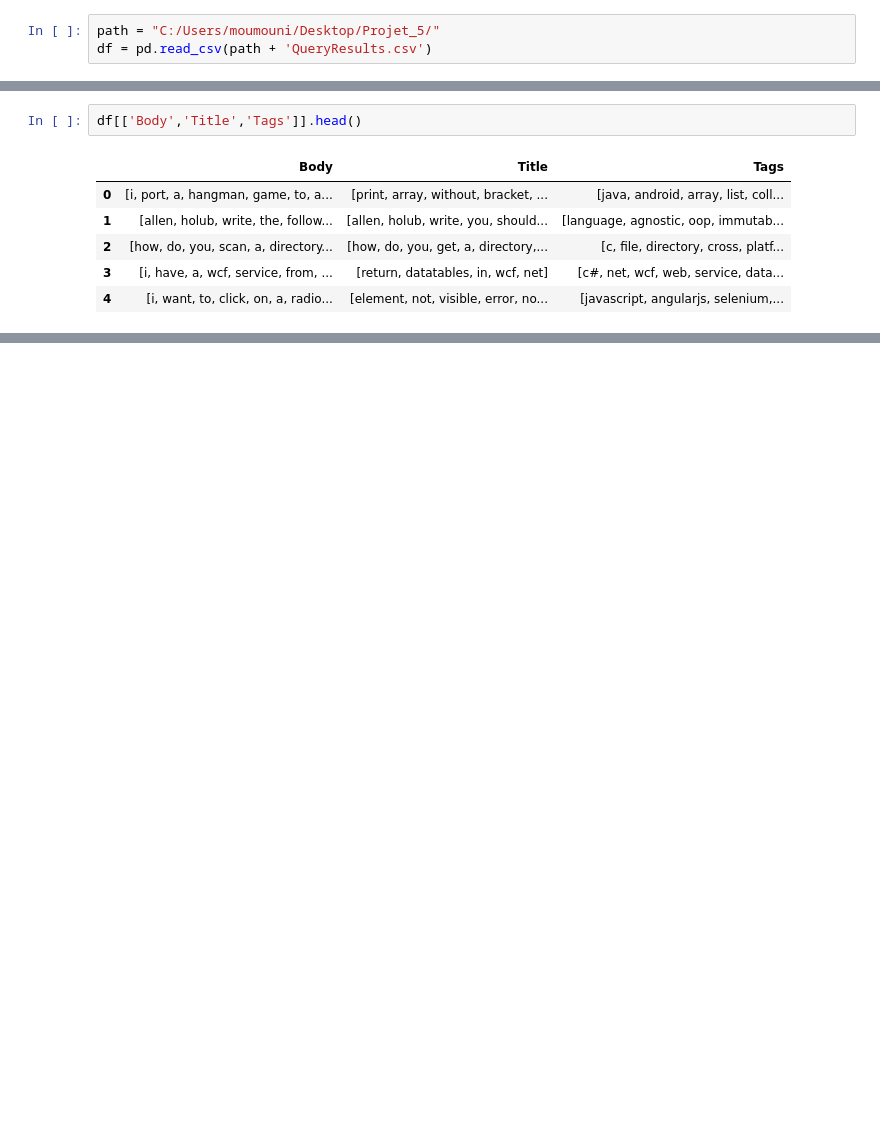
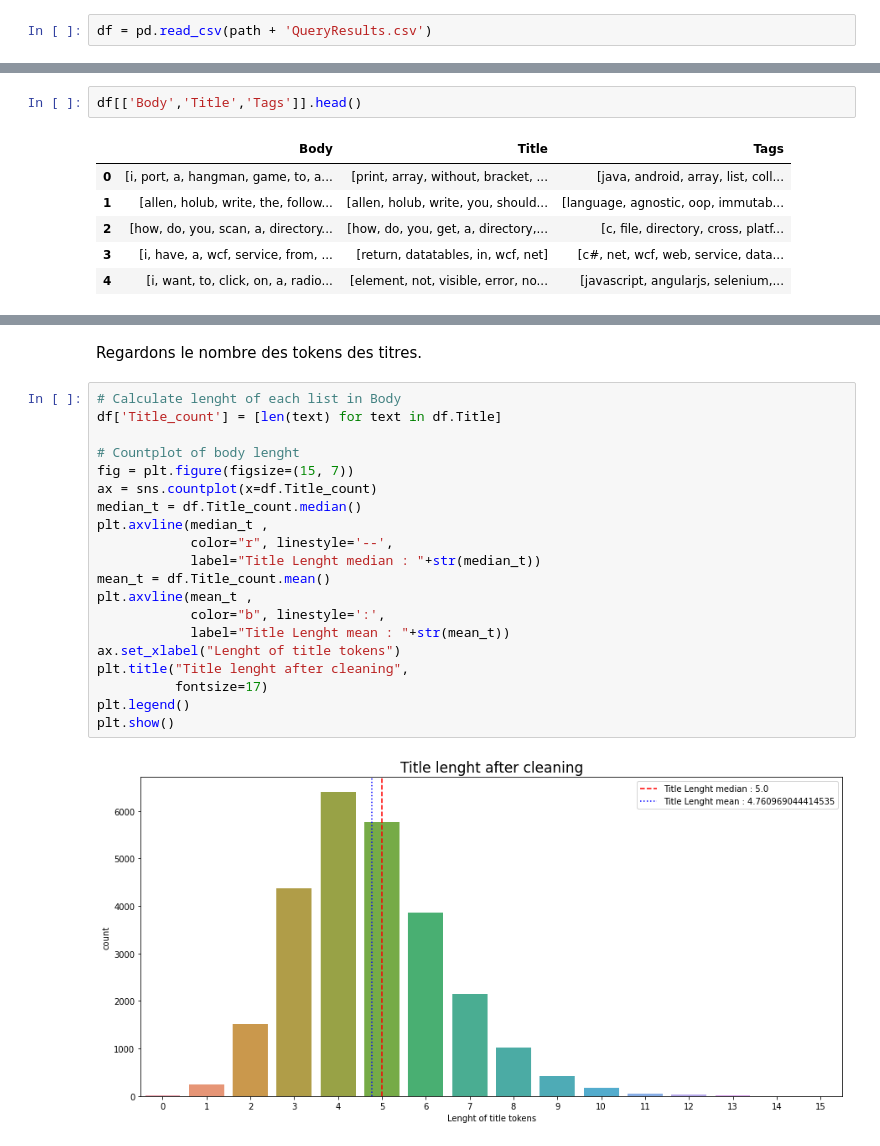
Before and after one commit to Bounkass/Categoriser-automatiquement-des-questions, a Jupyter notebook: p5_cleanedtext.ipynb, the cells around one changed output, grey strips where cells are left out. Drawn from its saved outputs; the diff is of its cells as text; blank space fills up the shorter version.

```diff
--- a/p5_cleanedtext.ipynb
+++ b/p5_cleanedtext.ipynb
@@ -40,3 +51,2 @@ from wordcloud import WordCloud
 # %%
-path = "C:/Users/moumouni/Desktop/Projet_5/"
 df = pd.read_csv(path + 'QueryResults.csv')
@@ -531,0 +393,24 @@ NameError: name 'data' is not defined
+# %% [markdown]
+Regardons le nombre des tokens des titres.
+# %%
+# Calculate lenght of each list in Body
+df['Title_count'] = [len(text) for text in df.Title]
+
+# Countplot of body lenght
+fig = plt.figure(figsize=(15, 7))
+ax = sns.countplot(x=df.Title_count)
+median_t = df.Title_count.median()
+plt.axvline(median_t ,
+            color="r", linestyle='--',
+            label="Title Lenght median : "+str(median_t))
+mean_t = df.Title_count.mean()
+plt.axvline(mean_t ,
+            color="b", linestyle=':',
+            label="Title Lenght mean : "+str(mean_t))
+ax.set_xlabel("Lenght of title tokens")
+plt.title("Title lenght after cleaning",
+          fontsize=17)
+plt.legend()
+plt.show()
+# %% [output]
+[figure, added]
```
Also changed, not shown: parts of 107 cells of this notebook.
